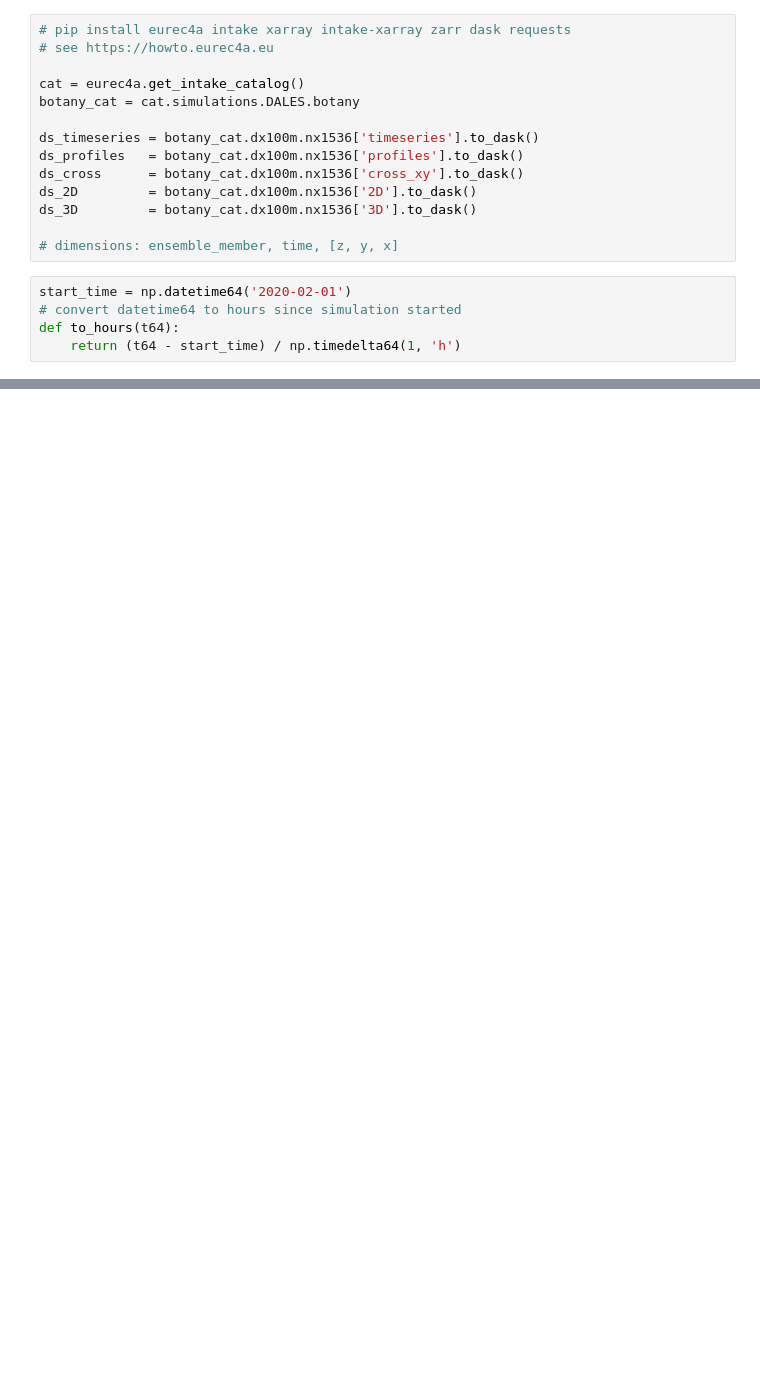
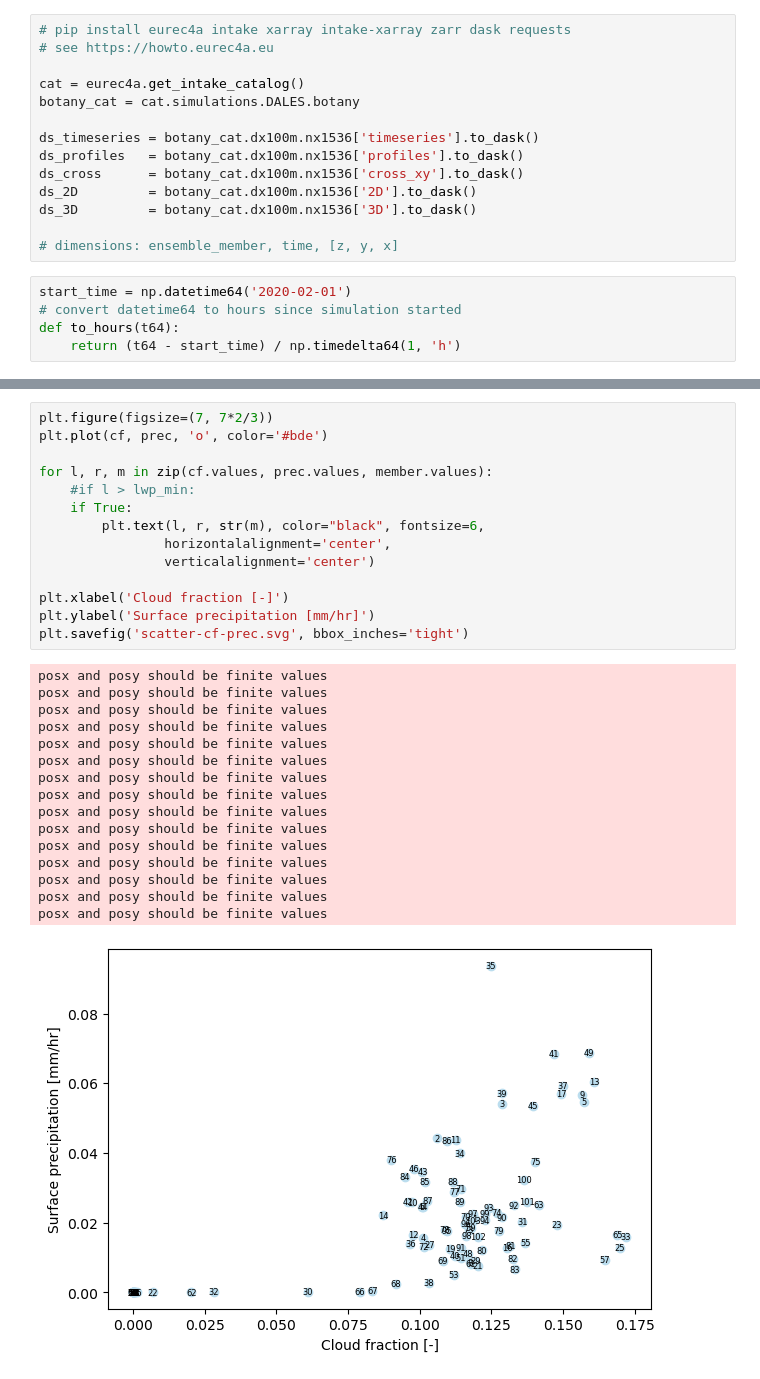
Before and after one commit to fjansson/CloudBotanyScripts, a Jupyter notebook: notebooks/ensemble-scatter-plot.ipynb, the cells around one changed output, grey strips where cells are left out. Saved outputs shown, nothing was run; the diff lists cells and outputs as text; blank space fills up the shorter version.

```diff
--- a/notebooks/ensemble-scatter-plot.ipynb
+++ b/notebooks/ensemble-scatter-plot.ipynb
@@ -105,0 +129,31 @@ posx and posy should be finite values
+# %%
+plt.figure(figsize=(7, 7*2/3))
+plt.plot(cf, prec, 'o', color='#bde')
+
+for l, r, m in zip(cf.values, prec.values, member.values):
+    #if l > lwp_min:
+    if True:
+        plt.text(l, r, str(m), color="black", fontsize=6,
+                horizontalalignment='center',
+                verticalalignment='center')
+
+plt.xlabel('Cloud fraction [-]')
+plt.ylabel('Surface precipitation [mm/hr]')
+plt.savefig('scatter-cf-prec.svg', bbox_inches='tight')
+# %% [output]
+posx and posy should be finite values
+posx and posy should be finite values
+posx and posy should be finite values
+posx and posy should be finite values
+posx and posy should be finite values
+posx and posy should be finite values
+posx and posy should be finite values
+posx and posy should be finite values
+posx and posy should be finite values
+posx and posy should be finite values
+posx and posy should be finite values
+posx and posy should be finite values
+posx and posy should be finite values
+posx and posy should be finite values
+posx and posy should be finite values
+[figure, added]
```
Also changed, not shown: parts of 4 cells of this notebook, 1 other file.
